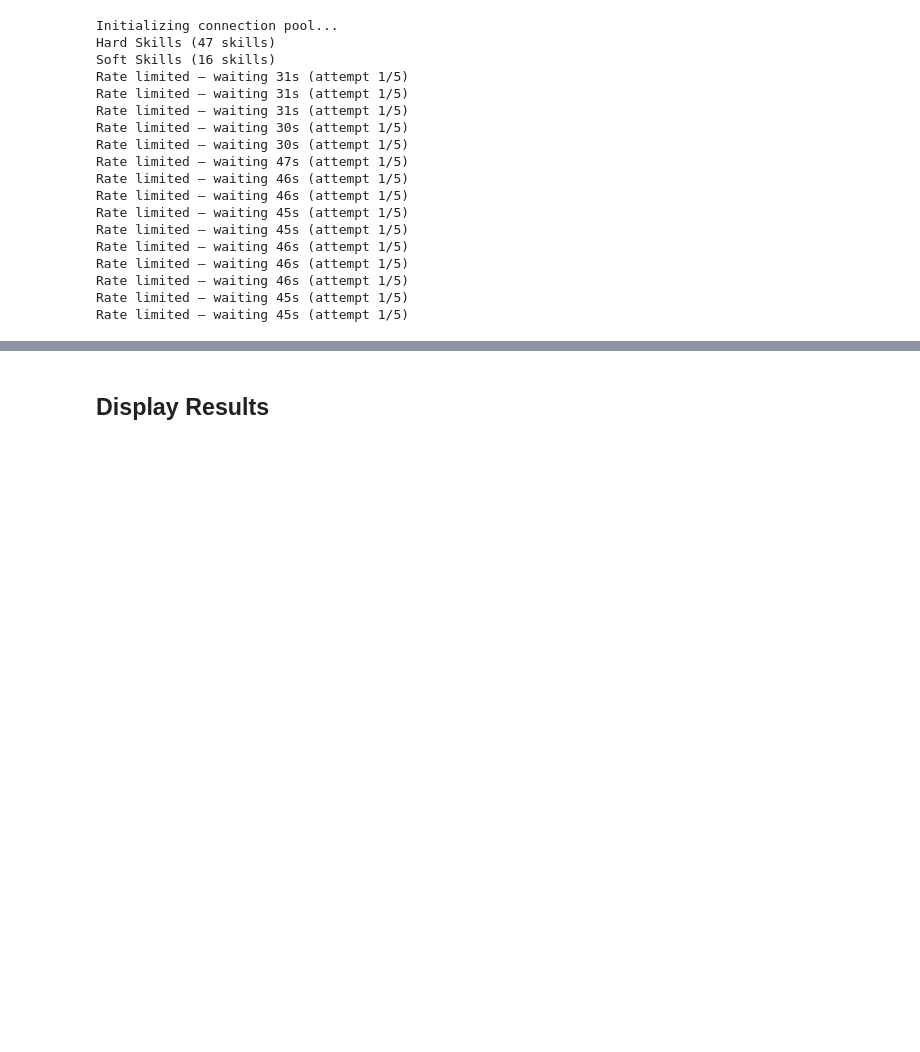
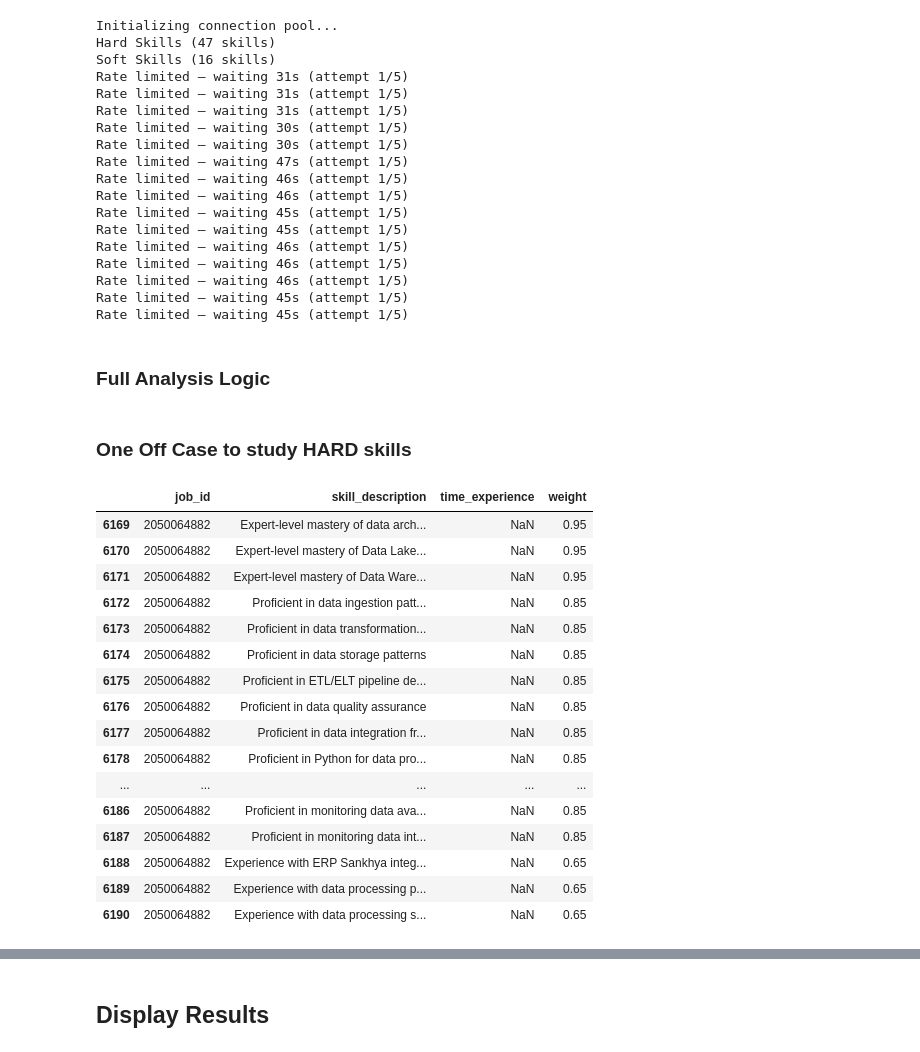
Before and after one commit to cgodevs/market-technical-fit-analysis-tool, a Jupyter notebook: docs/demo.ipynb, the cells around one changed output, grey strips where cells are left out. Saved outputs shown, nothing was run; the diff lists cells and outputs as text; code cells hidden in the pictures; blank space fills up the shorter version.

```diff
--- a/docs/demo.ipynb
+++ b/docs/demo.ipynb
@@ -970,3 +887,5 @@ Rate limited — waiting 46s (attempt 1/5)
 Rate limited — waiting 46s (attempt 1/5)
 Rate limited — waiting 45s (attempt 1/5)
 Rate limited — waiting 45s (attempt 1/5)
+# %% [markdown]
+### Full Analysis Logic
@@ -972,0 +962,22 @@ Rate limited — waiting 45s (attempt 1/5)
+# %% [markdown]
+### One Off Case to study HARD skills
+# %%
+one_job_id_from_hard_df
+# %% [output]
+|  | job_id | skill_description | time_experience | weight |
+| 6169 | 2050064882 | Expert-level mastery of data arch... | NaN | 0.95 |
+| 6170 | 2050064882 | Expert-level mastery of Data Lake... | NaN | 0.95 |
+| 6171 | 2050064882 | Expert-level mastery of Data Ware... | NaN | 0.95 |
+| 6172 | 2050064882 | Proficient in data ingestion patt... | NaN | 0.85 |
+| 6173 | 2050064882 | Proficient in data transformation... | NaN | 0.85 |
+| 6174 | 2050064882 | Proficient in data storage patterns | NaN | 0.85 |
+| 6175 | 2050064882 | Proficient in ETL/ELT pipeline de... | NaN | 0.85 |
+| 6176 | 2050064882 | Proficient in data quality assurance | NaN | 0.85 |
+| 6177 | 2050064882 | Proficient in data integration fr... | NaN | 0.85 |
+| 6178 | 2050064882 | Proficient in Python for data pro... | NaN | 0.85 |
+| ... | ... | ... | ... | ... |
+| 6186 | 2050064882 | Proficient in monitoring data ava... | NaN | 0.85 |
+| 6187 | 2050064882 | Proficient in monitoring data int... | NaN | 0.85 |
+| 6188 | 2050064882 | Experience with ERP Sankhya integ... | NaN | 0.65 |
+| 6189 | 2050064882 | Experience with data processing p... | NaN | 0.65 |
+| 6190 | 2050064882 | Experience with data processing s... | NaN | 0.65 |
```
Also changed, not shown: parts of 21 cells of this notebook.
